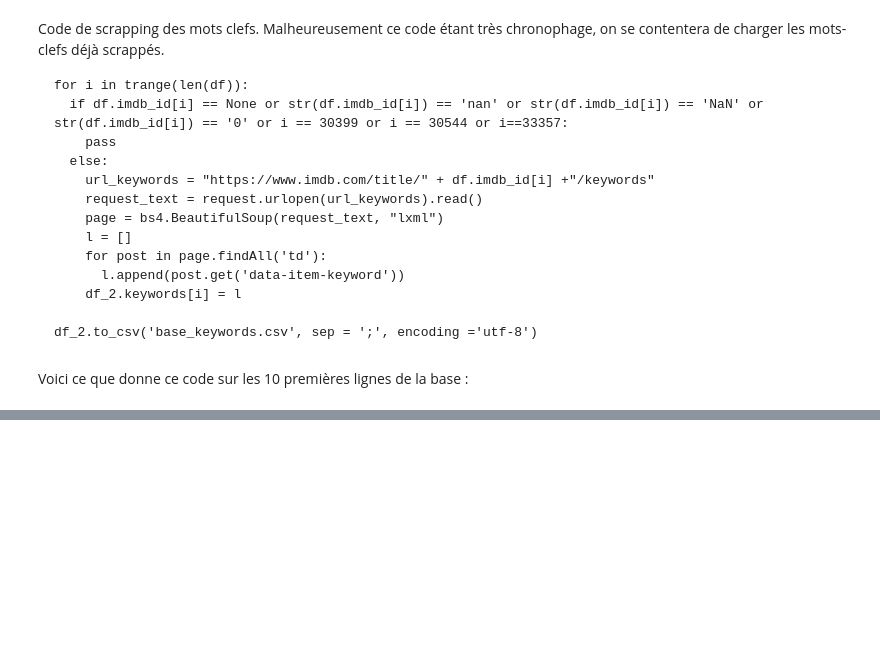
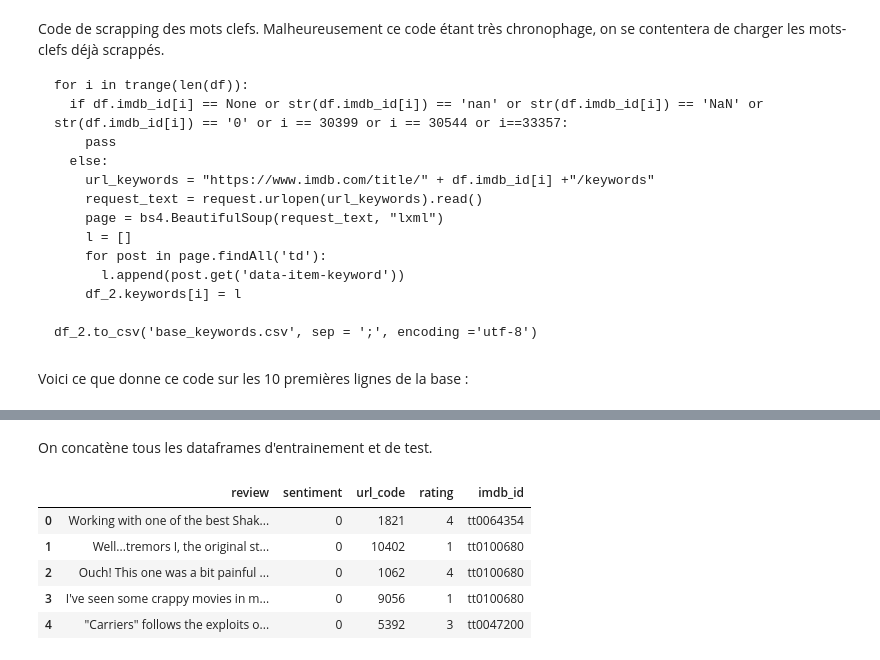
Before and after one commit to marie-ganon/Projet-Python-S1, a Jupyter notebook: Scraping_nettoyage.ipynb, the cells around one changed output, grey strips where cells are left out. Cells and saved outputs as stored; diff of their text form; code cells hidden in the pictures; blank space fills up the shorter version.

```diff
--- a/Scraping_nettoyage.ipynb
+++ b/Scraping_nettoyage.ipynb
@@ -915,0 +945,5 @@ for i in trange(10):
+# %%
+rtestn = pd.read_csv(r'https://raw.githubusercontent.com/marie-ganon/Projet-Python-S1/main/review_test_neg.csv', sep=';', encoding='utf-8', low_memory=True)
+rtrainn = pd.read_csv(r'https://raw.githubusercontent.com/marie-ganon/Projet-Python-S1/main/review_train_neg.csv', sep=';', encoding='utf-8', low_memory=True)
+rtestp = pd.read_csv(r'https://raw.githubusercontent.com/marie-ganon/Projet-Python-S1/main/review_test_pos.csv', sep=';', encoding='utf-8', low_memory=True)
+rtrainp = pd.read_csv(r'https://raw.githubusercontent.com/marie-ganon/Projet-Python-S1/main/review_train_pos.csv', sep=';', encoding='utf-8', low_memory=True)
@@ -915,0 +961,16 @@ for i in trange(10):
+# %%
+rtrainn['url_code']=rtrainn.filename.str.split('_').str.get(0)
+rtrainn['rating']= rtrainn.filename.str.split('_').str.get(1).str.split('.').str.get(0)
+rtrainn = rtrainn.drop(columns='filename')
+
+rtrainp['url_code']=rtrainp.filename.str.split('_').str.get(0)
+rtrainp['rating']= rtrainp.filename.str.split('_').str.get(1).str.split('.').str.get(0)
+rtrainp = rtrainp.drop(columns='filename')
+
+rtestn['url_code']=rtestn.filename.str.split('_').str.get(0)
+rtestn['rating']= rtestn.filename.str.split('_').str.get(1).str.split('.').str.get(0)
+rtestn = rtestn.drop(columns='filename')
+
+rtestp['url_code']=rtestp.filename.str.split('_').str.get(0)
+rtestp['rating']= rtestp.filename.str.split('_').str.get(1).str.split('.').str.get(0)
+rtestp = rtestp.drop(columns='filename')
@@ -915,0 +1043,12 @@ for i in trange(10):
+# %% [markdown]
+On concatène tous les dataframes d'entrainement et de test.
+# %%
+df_train=pd.concat([rtrainn, rtrainp])
+df_train.head()
+# %% [output]
+|  | review | sentiment | url_code | rating | imdb_id |
+| 0 | Working with one of the best Shak... | 0 | 1821 | 4 | tt0064354 |
+| 1 | Well...tremors I, the original st... | 0 | 10402 | 1 | tt0100680 |
+| 2 | Ouch! This one was a bit painful ... | 0 | 1062 | 4 | tt0100680 |
+| 3 | I've seen some crappy movies in m... | 0 | 9056 | 1 | tt0100680 |
+| 4 | "Carriers" follows the exploits o... | 0 | 5392 | 3 | tt0047200 |
```
Also changed, not shown: parts of 13 cells of this notebook.
